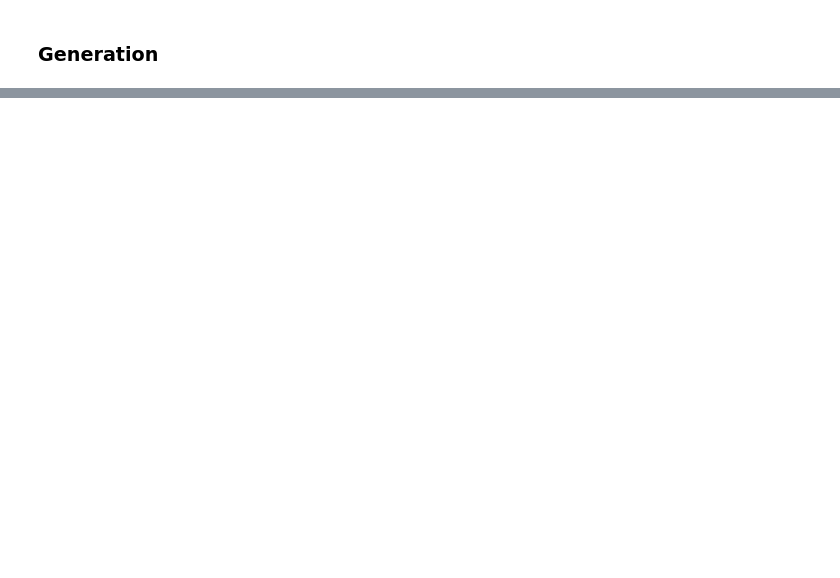
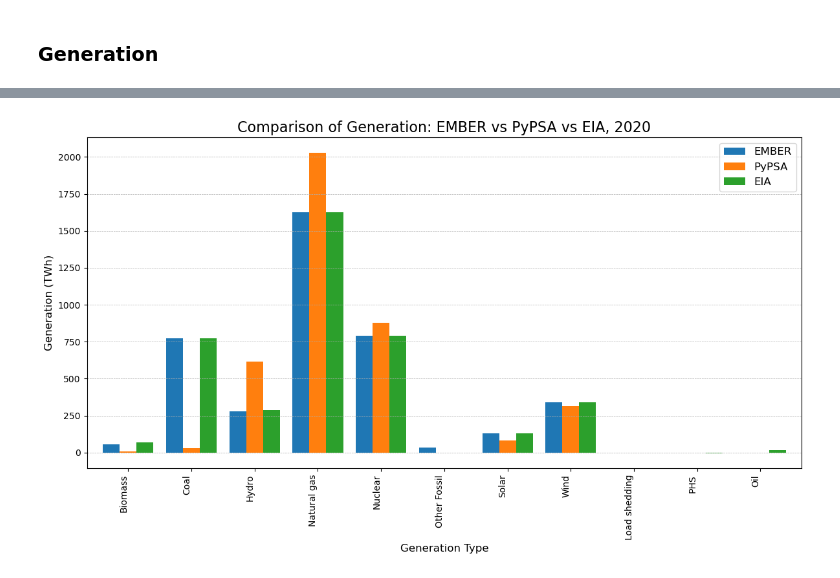
Before and after one commit to open-energy-transition/ji-gis-validation, a Jupyter notebook: notebooks/data_validation.ipynb, the cells around one changed output, grey strips where cells are left out. Cells and saved outputs as stored; diff of their text form; code cells hidden in the pictures; blank space fills up the shorter version.

Commit message:
add more details for generation validation

```diff
--- a/notebooks/data_validation.ipynb
+++ b/notebooks/data_validation.ipynb
@@ -407,8 +411,3 @@ create_results_dir()
-# %%
-# Load EIA data
-EIA_demand_path = os.path.join(os.getcwd(), "../data", "EIA_demands.csv")
-EIA_installed_capacities_path = os.path.join(os.getcwd(), "../data", "EIA_installed_capacities.csv")
-EIA_generation_path = os.path.join(os.getcwd(), "../data", "EIA_electricity_generation.csv")
 # %% [markdown]
 ### Demand
 # %%
@@ -479,0 +653,8 @@ plt.show()
+# %%
+generation_data_ember_ = get_generation_capacity_ember_2(ember_data, three_country_code, year)
+EIA_generation_ = get_data_EIA(EIA_generation_path, country_code, year)
+EIA_generation_ = preprocess_eia_data_generation(EIA_generation_)
+pypsa_generation_ = get_generation_capacity_pypsa_2(network)
+# %%
+generation_df_ = pd.concat([generation_data_ember_, pypsa_generation_, EIA_generation_], axis=1).fillna(0)
+generation_df_
@@ -479,0 +674,13 @@ plt.show()
+# %%
+ax = generation_df_.plot(kind="bar", figsize=(12, 7), width=0.8)
+plt.title(f"Comparison of Generation: EMBER vs PyPSA vs EIA, {year}", fontsize=16)
+plt.xlabel("Generation Type", fontsize=12)
+plt.ylabel("Generation (TWh)", fontsize=12)
+ax.set_xticklabels(ax.get_xticklabels(), ha="right", fontsize=10)
+plt.grid(True, which='both', axis='y', linestyle='--', linewidth=0.5)
+plt.legend(["EMBER", "PyPSA", "EIA"], loc="upper right", fontsize=12)
+plt.tight_layout()
+plt.savefig(f"../results/generation_validation_ember_{country_code}_detailed.png")
+plt.show()
+# %% [output]
+[figure, added]
```
Also changed, not shown: parts of 15 cells of this notebook.
